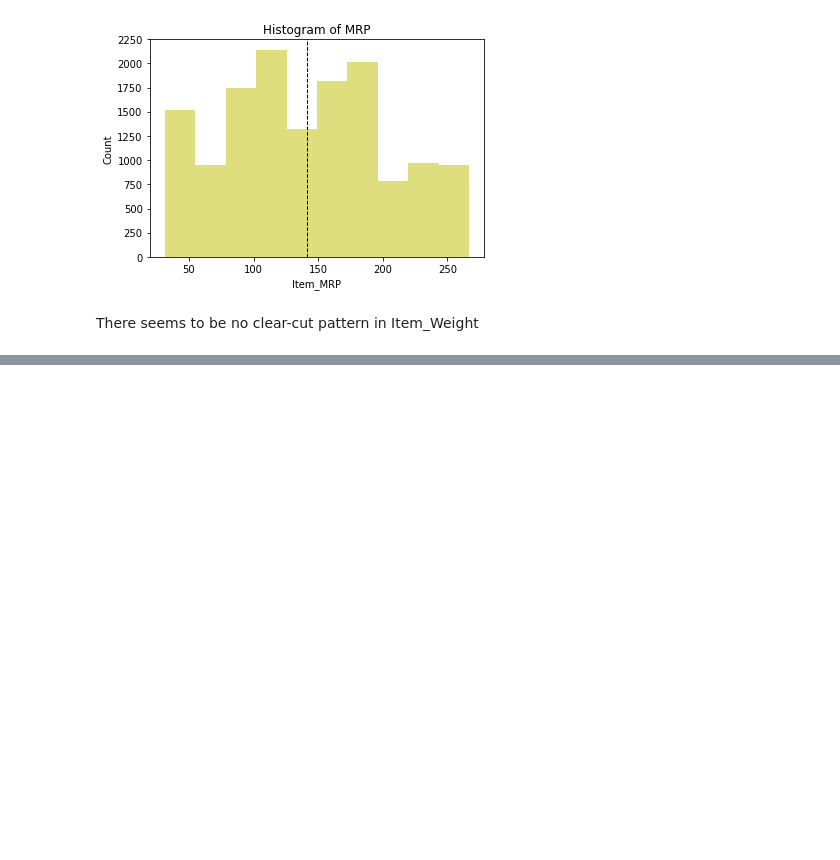
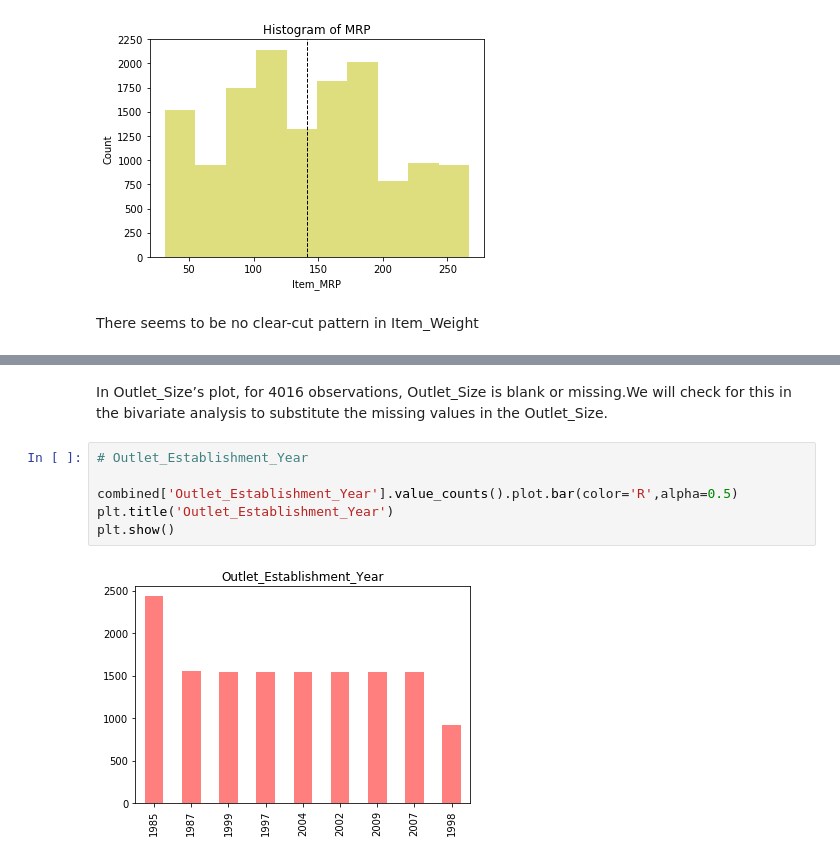
Before and after one commit to deepakmarichi/Big-Mart-Sales-Prediction, a Jupyter notebook: Sales_Prediction.ipynb, the cells around one changed output, grey strips where cells are left out. Cells and saved outputs as stored; diff of their text form; blank space fills up the shorter version.

Commit message:
Univariate Analysis : Categorical Variables

```diff
--- a/Sales_Prediction.ipynb
+++ b/Sales_Prediction.ipynb
@@ -146,0 +188,10 @@ plt.show()
+# %% [markdown]
+In Outlet_Size’s plot, for 4016 observations, Outlet_Size is blank or missing.We will check for this in the bivariate analysis to substitute the missing values in the Outlet_Size.
+# %%
+# Outlet_Establishment_Year
+
+combined['Outlet_Establishment_Year'].value_counts().plot.bar(color='R',alpha=0.5)
+plt.title('Outlet_Establishment_Year')
+plt.show()
+# %% [output]
+[figure, added]
```
Also changed, not shown: parts of 23 cells of this notebook.
